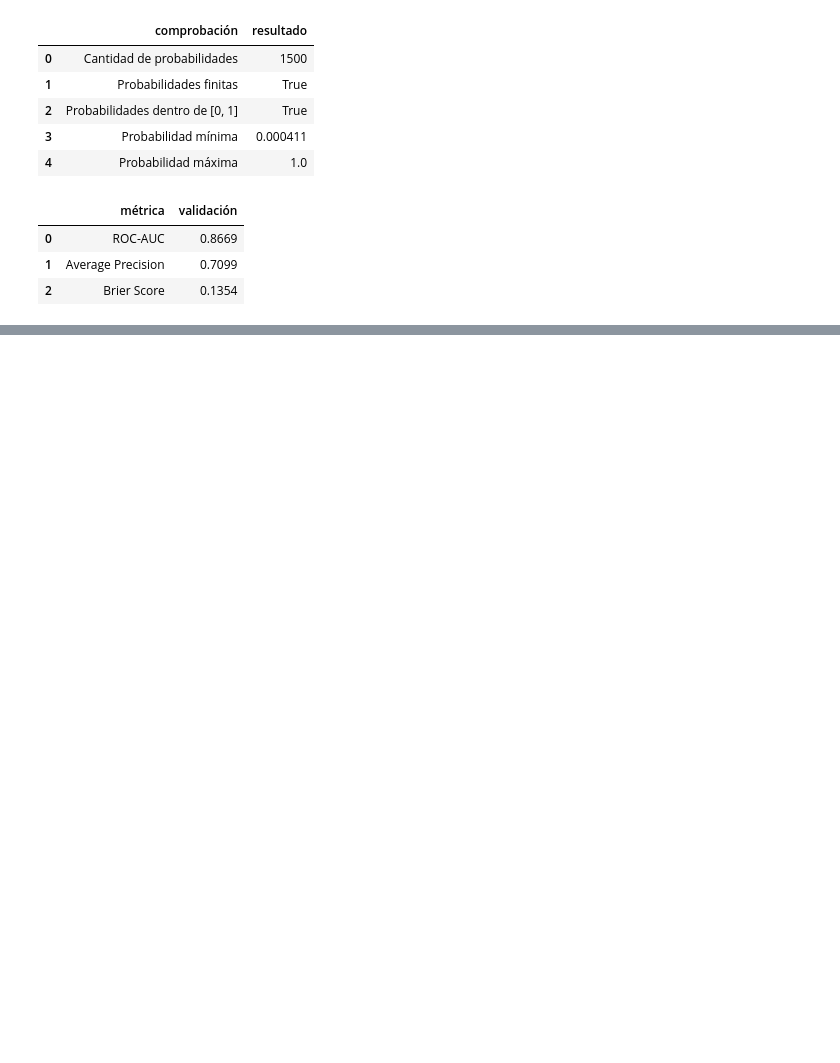
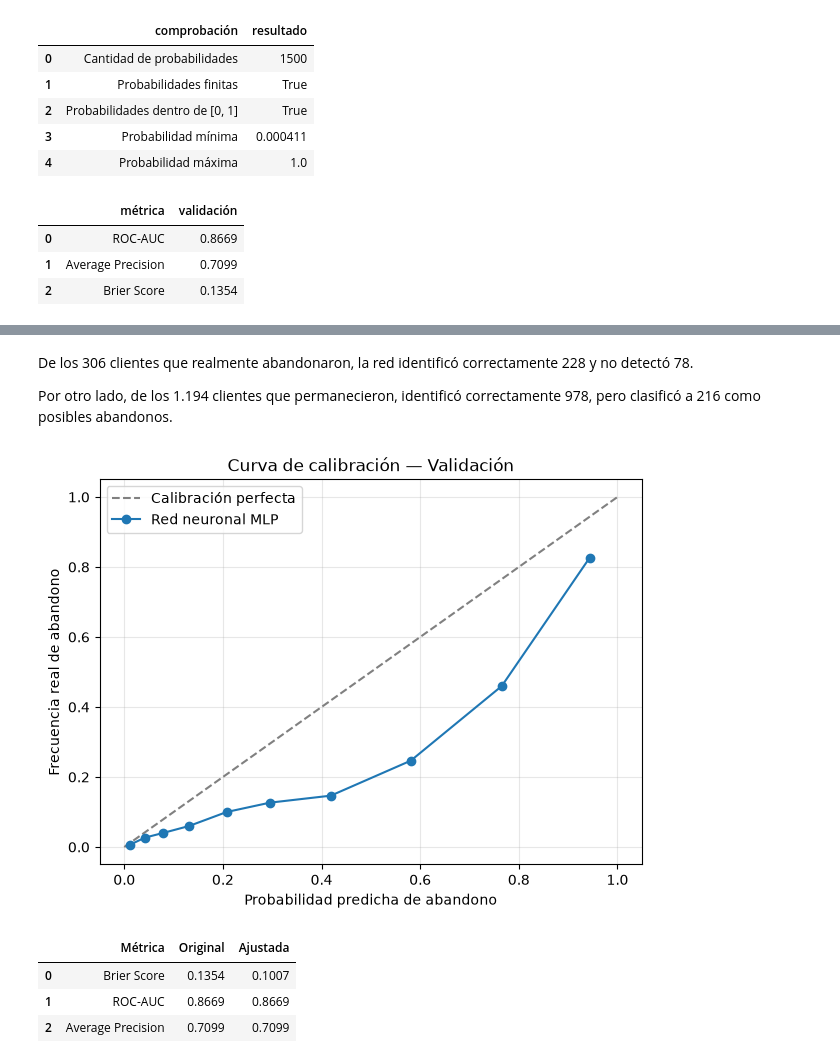
Before and after one commit to An2k24Dm/project-AI, a Jupyter notebook: notebooks/03_red_neuronal.ipynb, the cells around one changed output, grey strips where cells are left out. Cells and saved outputs as stored; diff of their text form; code cells hidden in the pictures; blank space fills up the shorter version.

```diff
--- a/notebooks/03_red_neuronal.ipynb
+++ b/notebooks/03_red_neuronal.ipynb
@@ -440,0 +498,78 @@ display(validation_metrics.round(4))
+# %% [markdown]
+De los 306 clientes que realmente abandonaron, la red identificó correctamente 228 y no detectó 78.
+
+Por otro lado, de los 1.194 clientes que permanecieron, identificó correctamente 978, pero clasificó a 216 como posibles abandonos.
+# %%
+from sklearn.calibration import calibration_curve
+
+prob_real, prob_predicha = calibration_curve(
+    y_val_array,
+    validation_probabilities,
+    n_bins=10,
+    strategy="quantile"
+)
+
+plt.figure(figsize=(7, 5))
+
+plt.plot(
+    [0, 1], [0, 1],
+    linestyle="--",
+    color="gray",
+    label="Calibración perfecta"
+)
+
+plt.plot(
+    prob_predicha,
+    prob_real,
+    marker="o",
+    label="Red neuronal MLP"
+)
+
+plt.xlabel("Probabilidad predicha de abandono")
+plt.ylabel("Frecuencia real de abandono")
+plt.title("Curva de calibración — Validación")
+plt.legend()
+plt.grid(alpha=0.3)
+plt.show()
+# %% [output]
+[figure, added]
+# %%
+# Corrección aproximada por ponderación de clases
+
+w0 = class_weights[0]
+w1 = class_weights[1]
+
+def corregir_probabilidades(probabilidades):
+    p = np.asarray(probabilidades, dtype=np.float64)
+    factor = w1 / w0
+
+    return p / (p + factor * (1 - p))
+
+validation_probabilities_adjusted = corregir_probabilidades(
+    validation_probabilities
+)
+
+comparacion = pd.DataFrame({
+    "Métrica": [
+        "Brier Score",
+        "ROC-AUC",
+        "Average Precision"
+    ],
+    "Original": [
+        brier_score_loss(y_val_array, validation_probabilities),
+        roc_auc_score(y_val_array, validation_probabilities),
+        average_precision_score(y_val_array, validation_probabilities)
+    ],
+    "Ajustada": [
+        brier_score_loss(y_val_array, validation_probabilities_adjusted),
+        roc_auc_score(y_val_array, validation_probabilities_adjusted),
+        average_precision_score(y_val_array, validation_probabilities_adjusted)
+    ]
+})
+
+display(comparacion.round(4))
+# %% [output]
+|  | Métrica | Original | Ajustada |
+| 0 | Brier Score | 0.1354 | 0.1007 |
+| 1 | ROC-AUC | 0.8669 | 0.8669 |
+| 2 | Average Precision | 0.7099 | 0.7099 |
```
Also changed, not shown: parts of 14 cells of this notebook, 20 other files.
